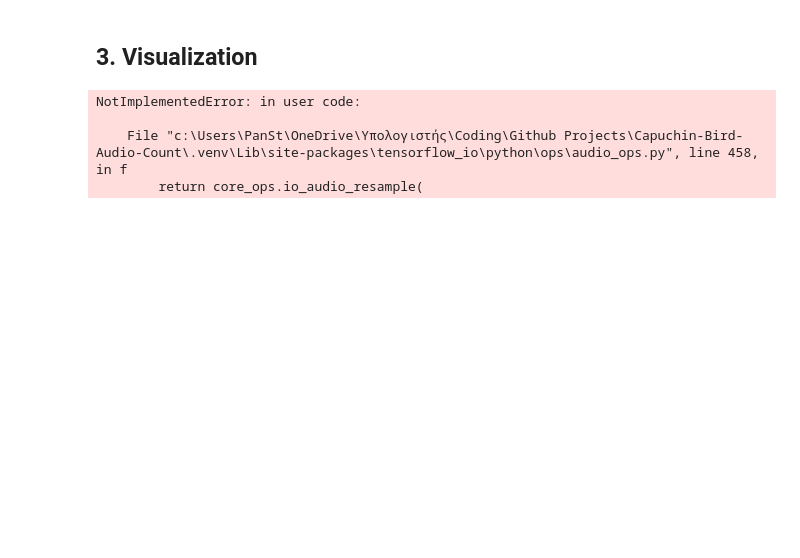
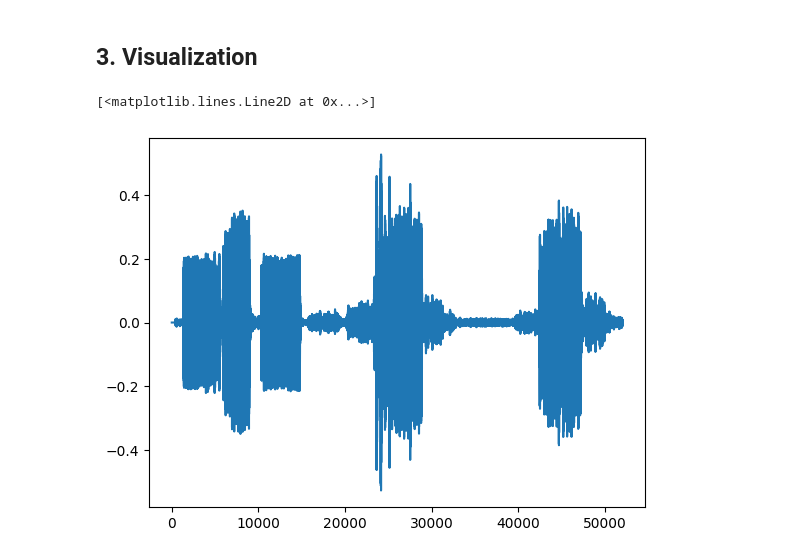
Before and after one commit to panstenos/Capuchin-Bird-Audio-Count, a Jupyter notebook: Analysis.ipynb, the cells around one changed output. Cells and saved outputs as stored; diff of their text form; code cells hidden in the pictures; blank space fills up the shorter version.

Commit message:
Version 0.2 - python 3.8.6 - tensorflow 2.8.0 - tensorflow_io 0.24.0 - protobuf 3.20 - Issue with reading .wav file resolved

```diff
--- a/Analysis.ipynb
+++ b/Analysis.ipynb
@@ -78,3 +75,11 @@ def load_data(file):
     sample_rate = tf.cast(sample_rate, dtype=tf.int64)
     wav = tfio.audio.resample(wav, rate_in=sample_rate, rate_out=16000)
     return wav
+# %%
+def load_data(file):
+    # read the .wav file
+    sample_rate, data = wav.read(file)
+    data = tf.squeeze(data, axis=-1)
+    sample_rate = tf.cast(sample_rate, dtype=tf.int64)
+    data = tfio.audio.resample(data, rate_in=sample_rate, rate_out=16000)
+    return data
@@ -81,2 +88,12 @@ def load_data(file):
+# %%
+def load_data(file):
+    # read the .wav file
+    sample_rate, data = wav.read(file)
+    data = librosa.to_mono(data.T) if len(data.shape) > 1 else data
+    data = data.astype(float)
+    data = tf.squeeze(data, axis=-1)
+    sample_rate = tf.cast(sample_rate, dtype=tf.int64)
+    data = tfio.audio.resample(data, rate_in=sample_rate, rate_out=16000)
+    return data
 # %% [markdown]
 ## 3. Visualization
@@ -83,9 +102,9 @@ def load_data(file):
 # %%
 capu = load_data(os.path.join('data', 'Parsed_Capuchinbird_Clips', 'XC114131-0.wav'))
 non_capu = load_data('data/Parsed_Not_Capuchinbird_Clips/Crickets-chirping-0.wav')
-forest_mix = load_data('data/Forest Recordings/recording_00.wav')
+#forest_mix = load_data('data/Forest Recordings/recording_00.wav')
-# %% [output]
-NotImplementedError: in user code:
-
-    File "c:\Users\PanSt\OneDrive\Υπολογιστής\Coding\Github Projects\Capuchin-Bird-Audio-Count\.venv\Lib\site-packages\tensorflow_io\python\ops\audio_ops.py", line 458, in f
-        return core_ops.io_audio_resample(
+# %%
+plt.plot(non_capu)
+# %% [output]
+[<matplotlib.lines.Line2D at 0x...>]
+[figure, added]
```
Also changed, not shown: parts of 11 cells of this notebook, 1 other file.
